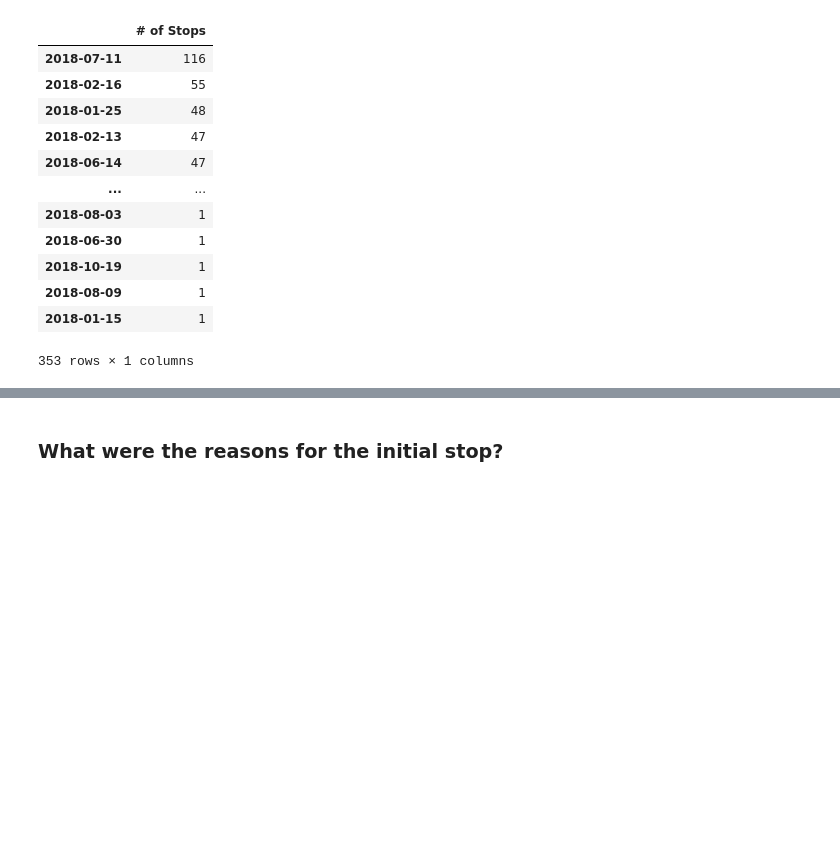
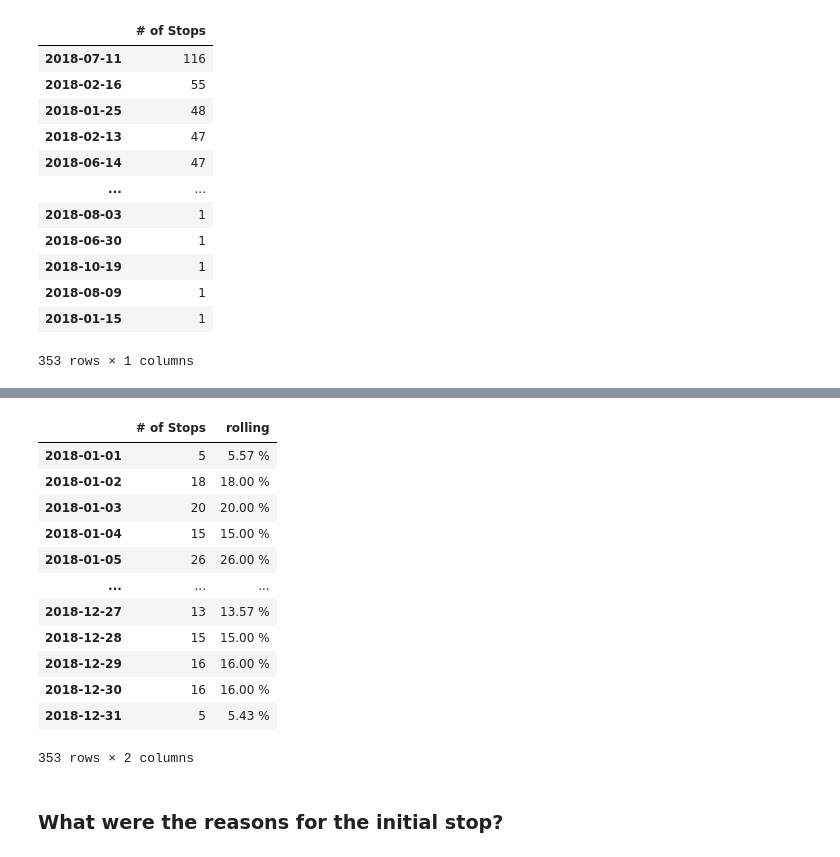
Before and after one commit to BHuesmann/u_city_2018_vehicle_stops, a Jupyter notebook: u_city_2018_vehicle_stops.ipynb, the cells around one changed output, grey strips where cells are left out. Drawn from its saved outputs; the diff is of its cells as text; code cells hidden in the pictures; blank space fills up the shorter version.

```diff
--- a/u_city_2018_vehicle_stops.ipynb
+++ b/u_city_2018_vehicle_stops.ipynb
@@ -213,4 +214,27 @@ plt.savefig('Roll_Count_Stops_2018.png')
 <Figure size 432x288 with 0 Axes>
+# %%
+date_roll_avg["rolling"] = date_roll_avg.rolling(7).mean()
+
+date_roll_avg["rolling"]
+
+date_roll_avg
+date_roll_avg.sort_index(inplace=True)
+
+date_roll_avg
+# %% [output]
+|  | # of Stops | rolling |
+| 2018-01-01 | 5 | 5.57 % |
+| 2018-01-02 | 18 | 18.00 % |
+| 2018-01-03 | 20 | 20.00 % |
+| 2018-01-04 | 15 | 15.00 % |
+| 2018-01-05 | 26 | 26.00 % |
+| ... | ... | ... |
+| 2018-12-27 | 13 | 13.57 % |
+| 2018-12-28 | 15 | 15.00 % |
+| 2018-12-29 | 16 | 16.00 % |
+| 2018-12-30 | 16 | 16.00 % |
+| 2018-12-31 | 5 | 5.43 % |
+353 rows × 2 columns
 # %% [markdown]
 ### What were the reasons for the initial stop?
 # %%
```
Also changed, not shown: parts of 1 cell of this notebook.
